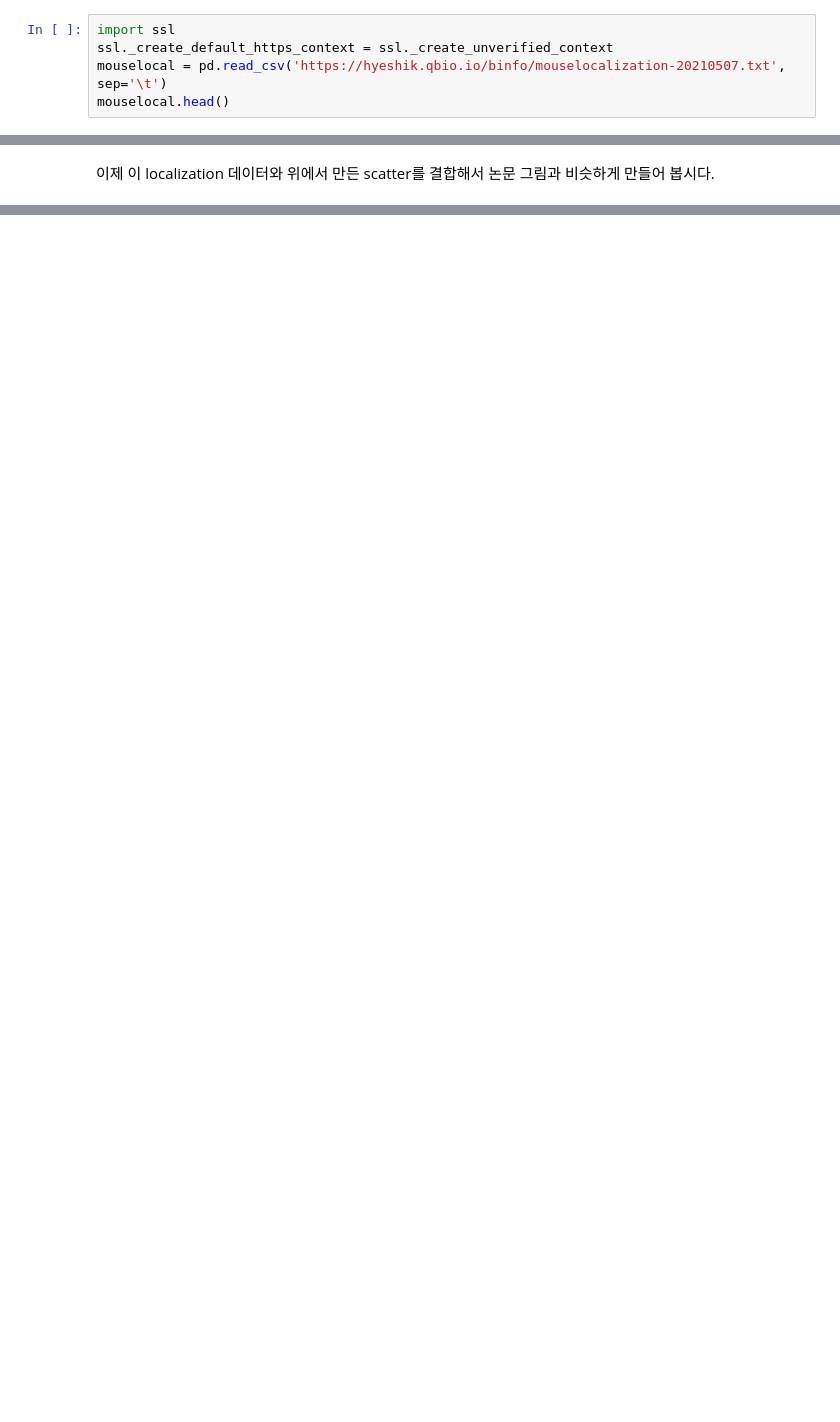
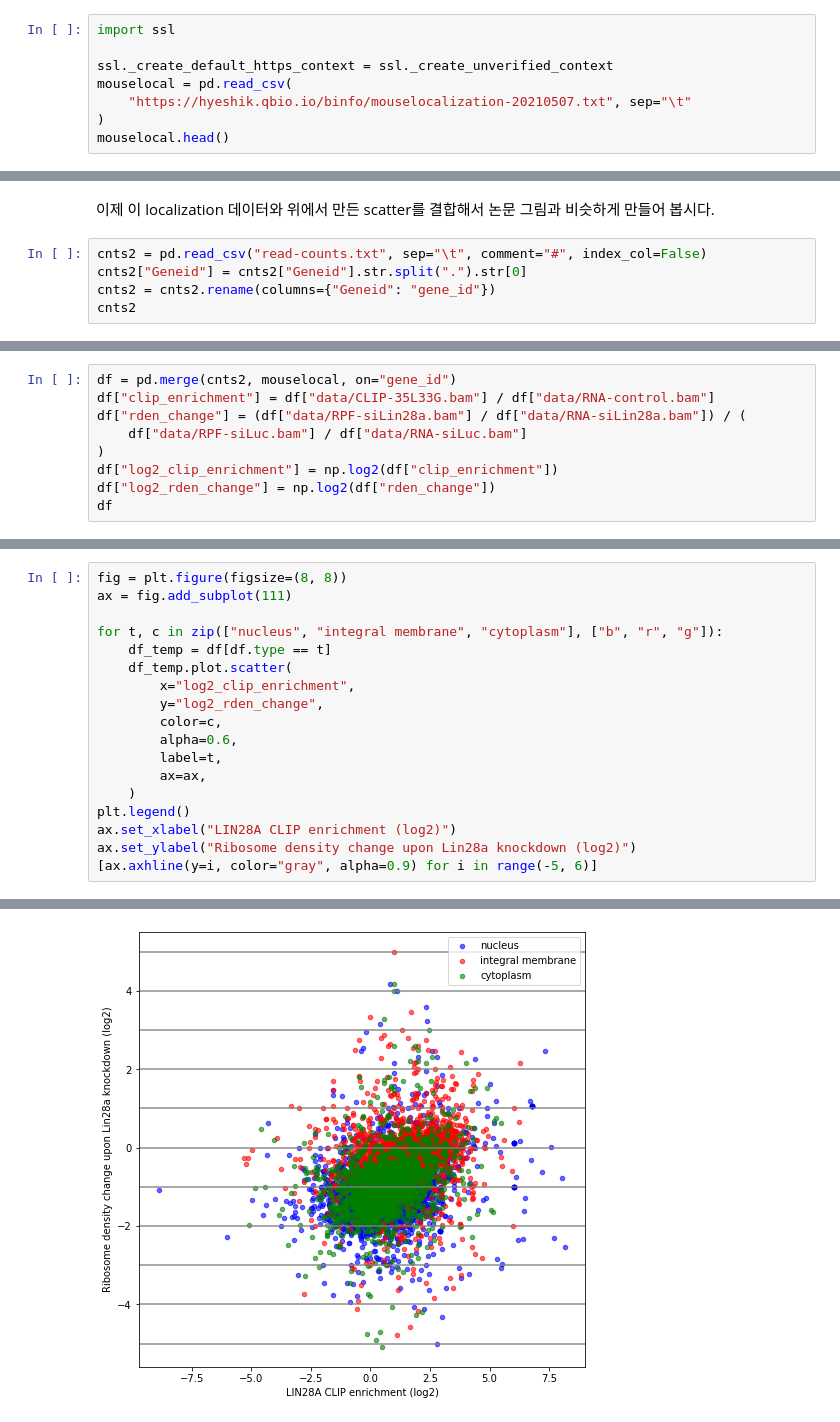
Before and after one commit to DanYeong-Lee/bioinfo1-project, a Jupyter notebook: week1.ipynb, the cells around one changed output, grey strips where cells are left out. Cells and saved outputs as stored; diff of their text form; blank space fills up the shorter version.

```diff
--- a/week1.ipynb
+++ b/week1.ipynb
@@ -50,6 +57,9 @@ ax.scatter(np.log2(cnts['clip_enrichment']),
 논문 그림에서는 protein localization을 반영해서 색으로 나타냈습니다. 이것을 한 번 구현해 봅시다. 각 gene product의 localization을 따로 구하려면 좀 귀찮기 때문에 미리 모아 두었습니다. UniProt에서 매핑된 데이터를 토대로 아주 명확한 것만 일부 정리한 것입니다. 이것도 마찬가지로 처음엔 에러가 나기도 하니까, 다시 실행해보면 거의 잘 됩니다~
 # %%
 import ssl
+
 ssl._create_default_https_context = ssl._create_unverified_context
-mouselocal = pd.read_csv('https://hyeshik.qbio.io/binfo/mouselocalization-20210507.txt', sep='\t')
+mouselocal = pd.read_csv(
+    "https://hyeshik.qbio.io/binfo/mouselocalization-20210507.txt", sep="\t"
+)
 mouselocal.head()
@@ -56,2 +73,7 @@ mouselocal.head()
 # %% [markdown]
 이제 이 localization 데이터와 위에서 만든 scatter를 결합해서 논문 그림과 비슷하게 만들어 봅시다.
+# %%
+cnts2 = pd.read_csv("read-counts.txt", sep="\t", comment="#", index_col=False)
+cnts2["Geneid"] = cnts2["Geneid"].str.split(".").str[0]
+cnts2 = cnts2.rename(columns={"Geneid": "gene_id"})
+cnts2
@@ -57,0 +94,9 @@ mouselocal.head()
+# %%
+df = pd.merge(cnts2, mouselocal, on="gene_id")
+df["clip_enrichment"] = df["data/CLIP-35L33G.bam"] / df["data/RNA-control.bam"]
+df["rden_change"] = (df["data/RPF-siLin28a.bam"] / df["data/RNA-siLin28a.bam"]) / (
+    df["data/RPF-siLuc.bam"] / df["data/RNA-siLuc.bam"]
+)
+df["log2_clip_enrichment"] = np.log2(df["clip_enrichment"])
+df["log2_rden_change"] = np.log2(df["rden_change"])
+df
@@ -57,0 +117,19 @@ mouselocal.head()
+# %%
+fig = plt.figure(figsize=(8, 8))
+ax = fig.add_subplot(111)
+
+for t, c in zip(["nucleus", "integral membrane", "cytoplasm"], ["b", "r", "g"]):
+    df_temp = df[df.type == t]
+    df_temp.plot.scatter(
+        x="log2_clip_enrichment",
+        y="log2_rden_change",
+        color=c,
+        alpha=0.6,
+        label=t,
+        ax=ax,
+    )
+plt.legend()
+ax.set_xlabel("LIN28A CLIP enrichment (log2)")
+ax.set_ylabel("Ribosome density change upon Lin28a knockdown (log2)")
+[ax.axhline(y=i, color="gray", alpha=0.9) for i in range(-5, 6)]
+# %% [output]
@@ -57,0 +147 @@ mouselocal.head()
+[figure, added]
```
Also changed, not shown: parts of 9 cells of this notebook.
